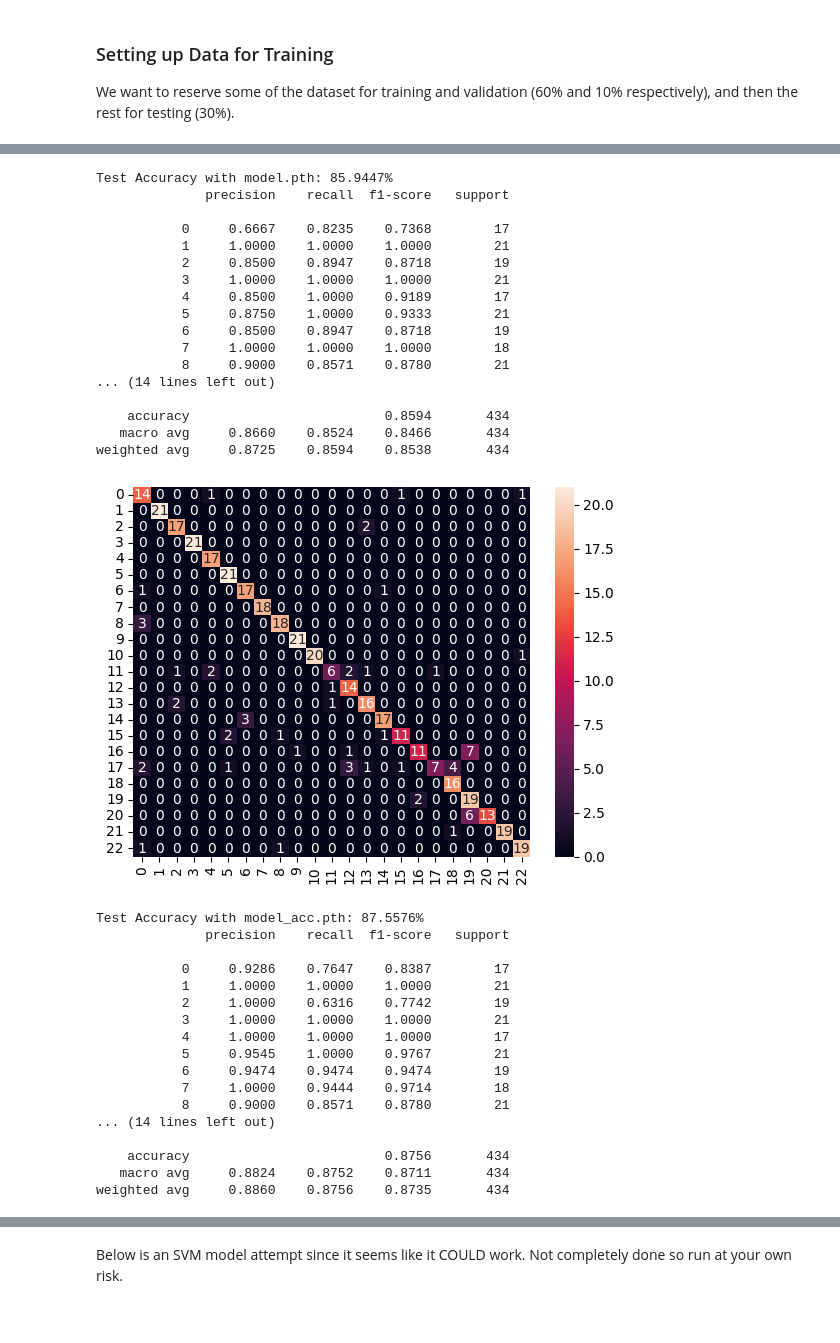
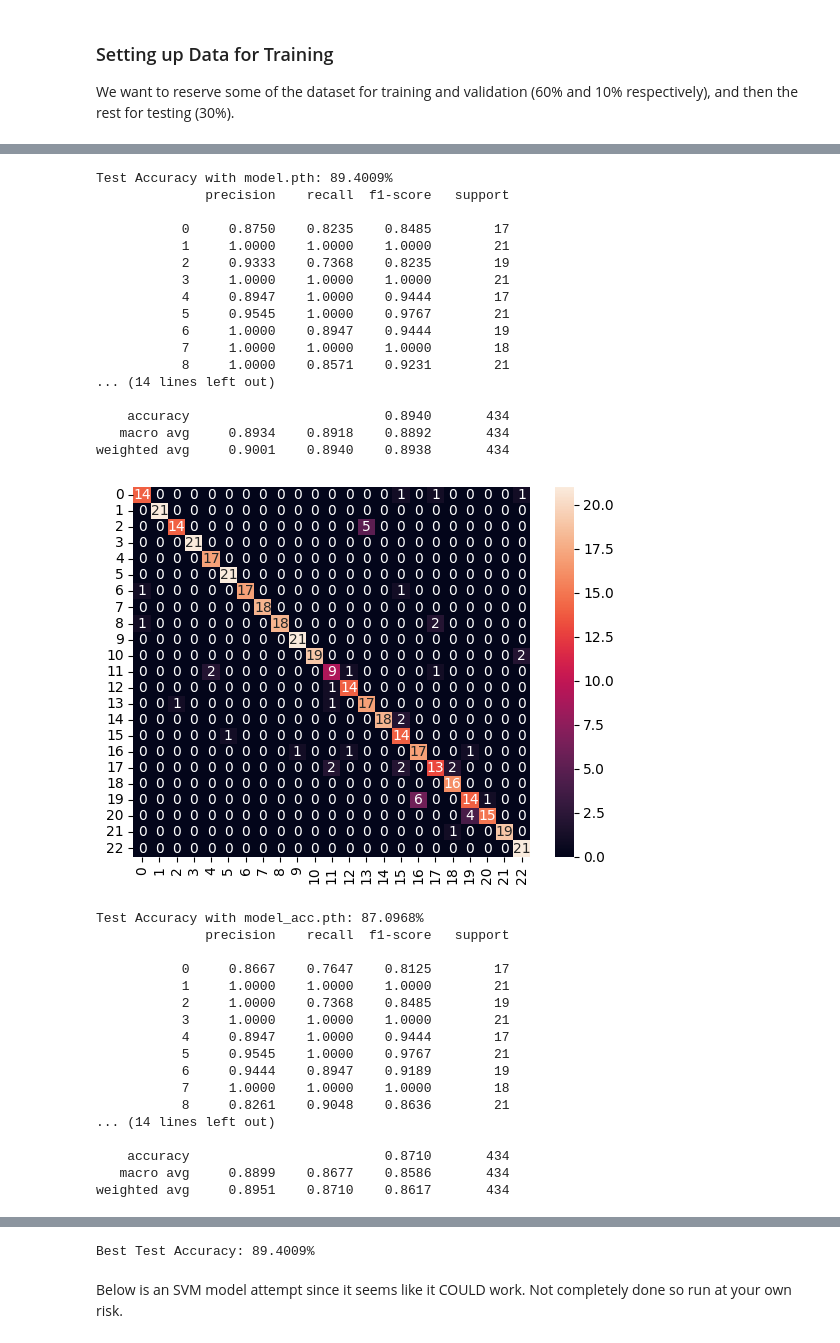
Before and after one commit to rij6khan/asl-letter-detection, a Jupyter notebook: model.ipynb, the cells around one changed output, grey strips where cells are left out. Saved outputs shown, nothing was run; the diff lists cells and outputs as text; code cells hidden in the pictures.

Commit message:
changed number of epochs

```diff
--- a/model.ipynb
+++ b/model.ipynb
@@ -202,6 +202,7 @@ num_letters = len(set(y_train_tensor.tolist()))
 cnn = CNNModel(num_classes=num_letters)
 cnn.to(device)
 
+total_epochs = 40
 loss_function = nn.CrossEntropyLoss()
 optimizer = optim.Adam(params=cnn.parameters(), lr=0.001)
 
@@ -215,7 +216,7 @@ validation_losses = []
 validation_accuracies = []
 train_losses = []
 
-for epoch in range(30):
+for epoch in range(total_epochs):
     cnn.train()
 
     total_loss = 0.0
@@ -250,7 +251,7 @@ for epoch in range(30):
     validation_loss /= len(validation_loader)
     validation_accuracy = accuracy_score(labels, preds)
 
-    print(f"Epoch {epoch+1}/30 : Loss {train_loss} | Validation Loss: {validation_loss} | Validation Accuracy {validation_accuracy * 100:.4f}%")
+    print(f"Epoch {epoch+1}/{total_epochs} : Loss {train_loss} | Validation Loss: {validation_loss} | Validation Accuracy {validation_accuracy * 100:.4f}%")
     validation_accuracies.append(validation_accuracy)
     validation_losses.append(validation_loss)
     train_losses.append(train_loss)
@@ -330,67 +331,69 @@ with torch.no_grad():
     preds.extend(torch.argmax(logits, dim=1).cpu().numpy())
     labels.extend(batch_labels.cpu().numpy())
 
-test_accuracy = accuracy_score(labels, preds)
-print(f"Test Accuracy with model.pth: {test_accuracy * 100:.4f}%")
+test_accuracy_val_loss = accuracy_score(labels, preds)
+print(f"Test Accuracy with model.pth: {test_accuracy_val_loss * 100:.4f}%")
 print(classification_report(labels, preds, digits=4))
 confusion_matrix_acc = confusion_matrix(labels, preds)
 sns.heatmap(confusion_matrix_acc, annot=True)
 plt.show()
 
 #load model_acc.pth (best validation accuracy) from training loop for comparison
 cnn.load_state_dict(torch.load('model_acc.pth'))
 cnn.to(device)
 cnn.eval()
 preds = []
 labels = []
 with torch.no_grad():
   for batch_sequences, batch_labels in test_loader:
     batch_sequences = batch_sequences.to(device)
 
     logits = cnn(batch_sequences)
 
     preds.extend(torch.argmax(logits, dim=1).cpu().numpy())
     labels.extend(batch_labels.cpu().numpy())
 
-test_accuracy = accuracy_score(labels, preds)
-print(f"Test Accuracy with model_acc.pth: {test_accuracy * 100:.4f}%")
+test_accuracy_val_acc = accuracy_score(labels, preds)
+print(f"Test Accuracy with model_acc.pth: {test_accuracy_val_acc * 100:.4f}%")
 print(classification_report(labels, preds, digits=4))
 confusion_matrix_acc = confusion_matrix(labels, preds)
 sns.heatmap(confusion_matrix_acc, annot=True)
 plt.show()
+
+print(f"Best Test Accuracy: {max(test_accuracy_val_loss, test_accuracy_val_acc)* 100:.4f}%")
 # %% [output]
-Test Accuracy with model.pth: 85.9447%
+Test Accuracy with model.pth: 89.4009%
               precision    recall  f1-score   support
 
-           0     0.6667    0.8235    0.7368        17
+           0     0.8750    0.8235    0.8485        17
            1     1.0000    1.0000    1.0000        21
-           2     0.8500    0.8947    0.8718        19
+           2     0.9333    0.7368    0.8235        19
            3     1.0000    1.0000    1.0000        21
-           4     0.8500    1.0000    0.9189        17
-           5     0.8750    1.0000    0.9333        21
-           6     0.8500    0.8947    0.8718        19
+           4     0.8947    1.0000    0.9444        17
+           5     0.9545    1.0000    0.9767        21
+           6     1.0000    0.8947    0.9444        19
            7     1.0000    1.0000    1.0000        18
-           8     0.9000    0.8571    0.8780        21
+           8     1.0000    0.8571    0.9231        21
 ... (14 lines left out)
 
-    accuracy                         0.8594       434
-   macro avg     0.8660    0.8524    0.8466       434
-weighted avg     0.8725    0.8594    0.8538       434
+    accuracy                         0.8940       434
+   macro avg     0.8934    0.8918    0.8892       434
+weighted avg     0.9001    0.8940    0.8938       434
-[figure, old version]
+[figure, new version]
-Test Accuracy with model_acc.pth: 87.5576%
+Test Accuracy with model_acc.pth: 87.0968%
               precision    recall  f1-score   support
 
-           0     0.9286    0.7647    0.8387        17
+           0     0.8667    0.7647    0.8125        17
            1     1.0000    1.0000    1.0000        21
-           2     1.0000    0.6316    0.7742        19
+           2     1.0000    0.7368    0.8485        19
            3     1.0000    1.0000    1.0000        21
-           4     1.0000    1.0000    1.0000        17
+           4     0.8947    1.0000    0.9444        17
            5     0.9545    1.0000    0.9767        21
-           6     0.9474    0.9474    0.9474        19
-           7     1.0000    0.9444    0.9714        18
-           8     0.9000    0.8571    0.8780        21
+           6     0.9444    0.8947    0.9189        19
+           7     1.0000    1.0000    1.0000        18
+           8     0.8261    0.9048    0.8636        21
 ... (14 lines left out)
 
-    accuracy                         0.8756       434
-   macro avg     0.8824    0.8752    0.8711       434
-weighted avg     0.8860    0.8756    0.8735       434
+    accuracy                         0.8710       434
+   macro avg     0.8899    0.8677    0.8586       434
+weighted avg     0.8951    0.8710    0.8617       434
@@ -398,3 +401,4 @@ weighted avg     0.8860    0.8756    0.8735       434
+Best Test Accuracy: 89.4009%
 # %% [markdown]
 Below is an SVM model attempt since it seems like it COULD work. Not completely done so run at your own risk.
 # %% [markdown]
```
Also changed, not shown: parts of 3 cells of this notebook.
